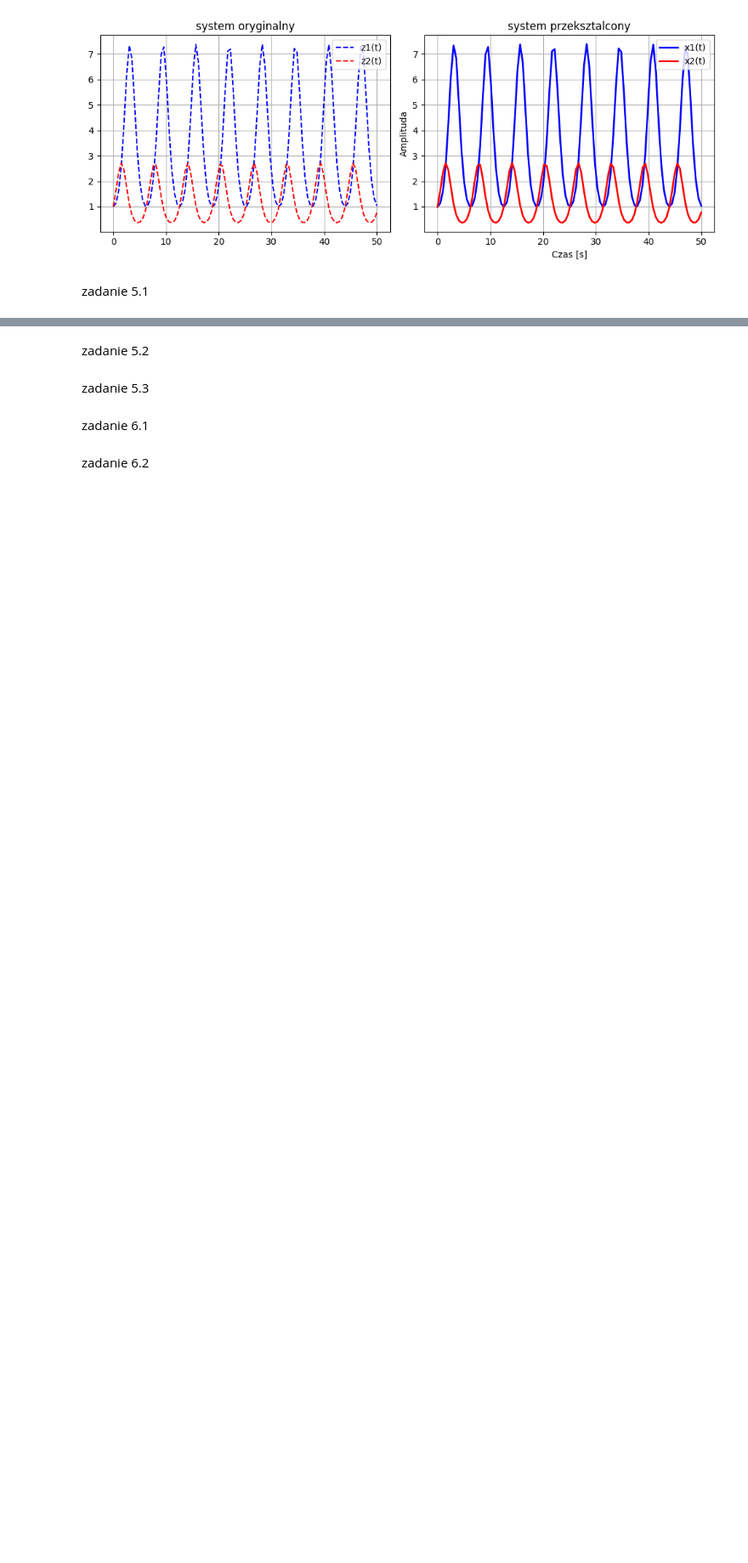
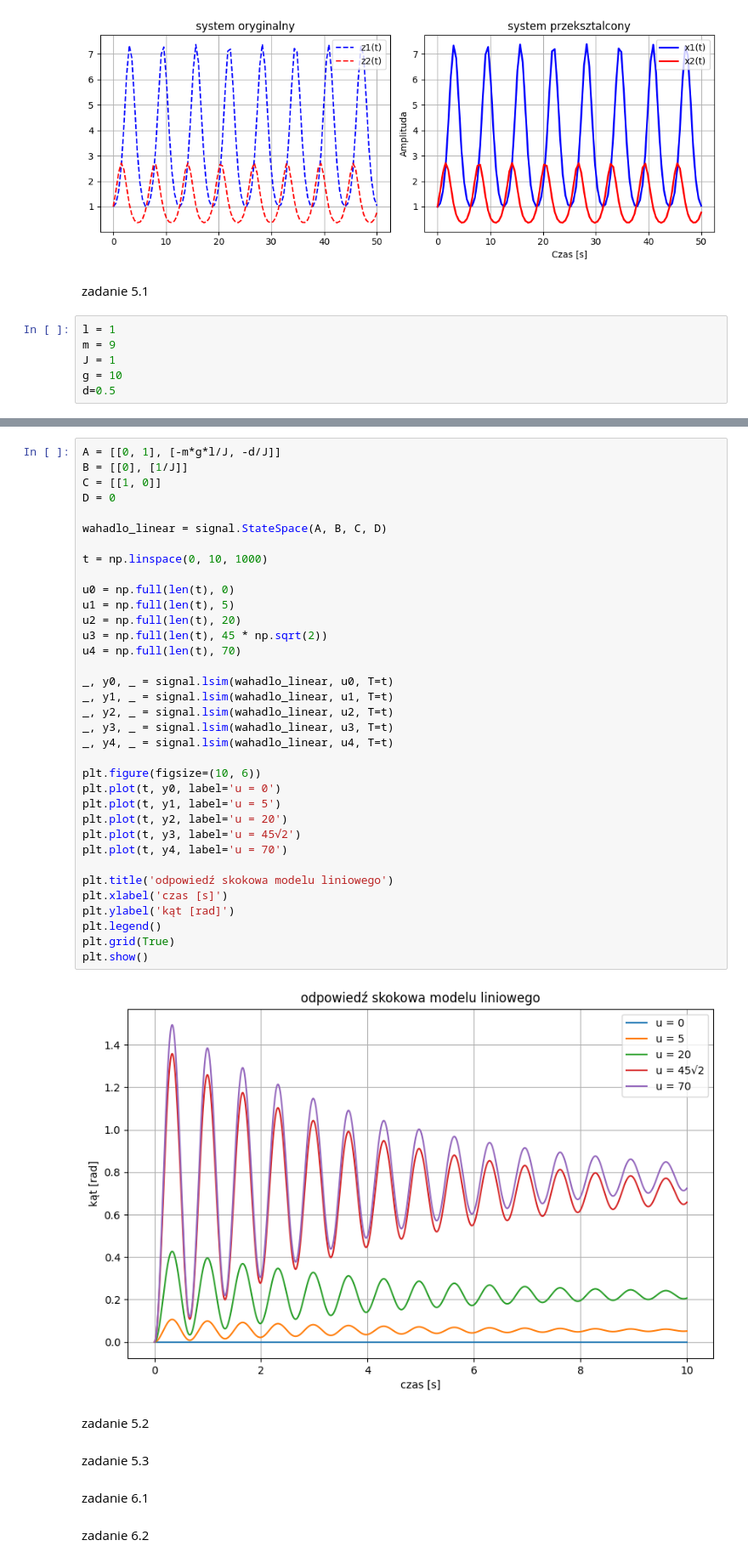
Before and after one commit to Piotr-Bednarek/PUT-Sem5, a Jupyter notebook: uso/lab10-11.ipynb, the cells around one changed output, grey strips where cells are left out. Shown at 85% size. Drawn from its saved outputs; the diff is of its cells as text; blank space fills up the shorter version.

```diff
--- a/uso/lab10-11.ipynb
+++ b/uso/lab10-11.ipynb
@@ -95,5 +97,11 @@ plt.show()
 [figure]
 # %% [markdown]
 zadanie 5.1
+# %%
+l = 1
+m = 9
+J = 1
+g = 10
+d=0.5
 # %%
 def model_wahadlo(theta, t):
@@ -117,6 +120,43 @@ def model_wahadlo(theta, t):
     dy2dt2 = tau/J - d*dydt/J - m*g*R*np.sin(y)/J
 
     return [dydt, dy2dt2]
+# %%
+A = [[0, 1], [-m*g*l/J, -d/J]]
+B = [[0], [1/J]]
+C = [[1, 0]]
+D = 0
+
+wahadlo_linear = signal.StateSpace(A, B, C, D)
+
+t = np.linspace(0, 10, 1000)
+
+u0 = np.full(len(t), 0)
+u1 = np.full(len(t), 5)
+u2 = np.full(len(t), 20)
+u3 = np.full(len(t), 45 * np.sqrt(2))
+u4 = np.full(len(t), 70)
+
+_, y0, _ = signal.lsim(wahadlo_linear, u0, T=t)
+_, y1, _ = signal.lsim(wahadlo_linear, u1, T=t)
+_, y2, _ = signal.lsim(wahadlo_linear, u2, T=t)
+_, y3, _ = signal.lsim(wahadlo_linear, u3, T=t)
+_, y4, _ = signal.lsim(wahadlo_linear, u4, T=t)
+
+plt.figure(figsize=(10, 6))
+plt.plot(t, y0, label='u = 0')
+plt.plot(t, y1, label='u = 5')
+plt.plot(t, y2, label='u = 20')
+plt.plot(t, y3, label='u = 45√2')
+plt.plot(t, y4, label='u = 70')
+
+plt.title('odpowiedź skokowa modelu liniowego')
+plt.xlabel('czas [s]')
+plt.ylabel('kąt [rad]')
+plt.legend()
+plt.grid(True)
+plt.show()
+# %% [output]
+[figure, added]
 # %% [markdown]
 zadanie 5.2
 # %% [markdown]
```
Also changed, not shown: parts of 2 cells of this notebook.
